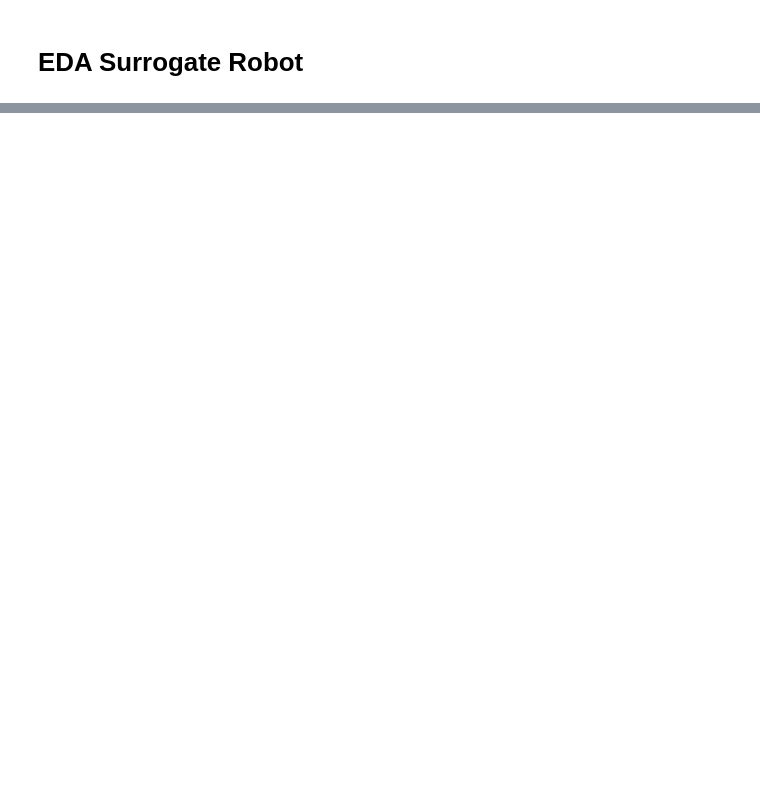
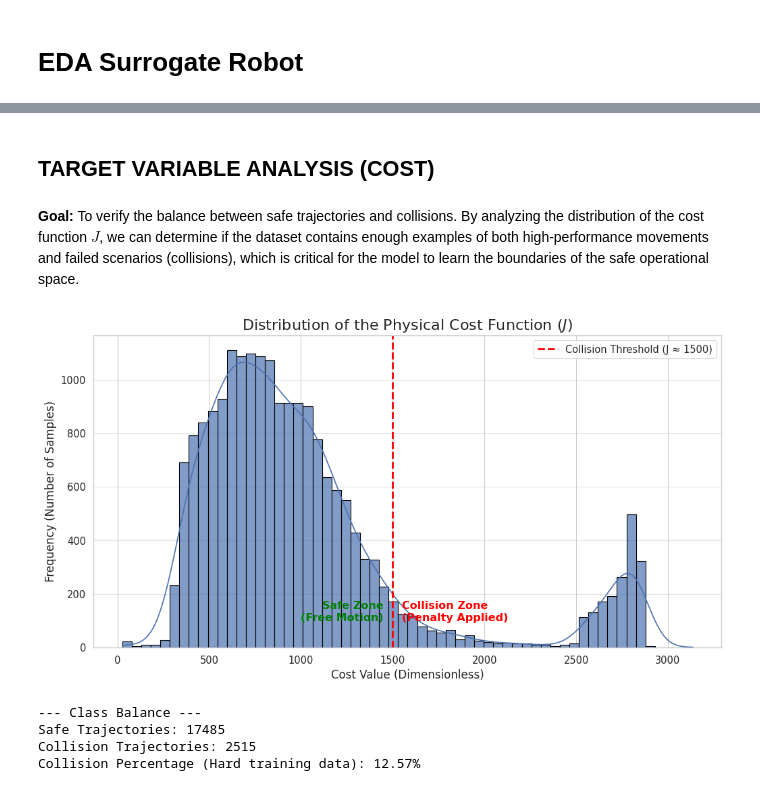
Before and after one commit to esteb01/TFM_Surrogate_Robot, a Jupyter notebook: notebooks/EDA.ipynb, the cells around one changed output, grey strips where cells are left out. Cells and saved outputs as stored; diff of their text form; code cells hidden in the pictures; blank space fills up the shorter version.

```diff
--- a/notebooks/EDA.ipynb
+++ b/notebooks/EDA.ipynb
@@ -373,0 +144,49 @@ La proyección no lineal t-SNE reduce las 350 dimensiones de la trayectoria a un
+# %% [markdown]
+## TARGET VARIABLE ANALYSIS (COST)
+# %% [markdown]
+**Goal:** To verify the balance between safe trajectories and collisions.
+By analyzing the distribution of the cost function $J$, we can determine if the dataset contains enough examples of both high-performance movements and failed scenarios (collisions), which is critical for the model to learn the boundaries of the safe operational space.
+# %%
+plt.figure(figsize=(12, 6))
+
+# 1. Histogram with Kernel Density Estimate (KDE)
+# We use log_scale=False because we want to see the real physical magnitude
+sns.histplot(data=df, x='cost', bins=60, kde=True,
+             color='#4c72b0', edgecolor='black', alpha=0.7)
+
+# 2. Collision Threshold Line
+# Based on the simulation, we know that ~1500 is the limit where physical contact begins
+COLLISION_THRESHOLD = 1500
+plt.axvline(x=COLLISION_THRESHOLD, color='red', linestyle='--', linewidth=2,
+            label=f'Collision Threshold (J ≈ {COLLISION_THRESHOLD})')
+
+# 3. Annotations
+plt.text(COLLISION_THRESHOLD - 50, 100, 'Safe Zone\n(Free Motion)',
+         color='green', ha='right', fontweight='bold')
+plt.text(COLLISION_THRESHOLD + 50, 100, 'Collision Zone\n(Penalty Applied)',
+         color='red', ha='left', fontweight='bold')
+
+# Aesthetics
+plt.title('Distribution of the Physical Cost Function ($J$)', fontsize=16)
+plt.xlabel('Cost Value (Dimensionless)', fontsize=12)
+plt.ylabel('Frequency (Number of Samples)', fontsize=12)
+plt.legend()
+plt.grid(axis='y', alpha=0.5)
+
+plt.show()
+
+# 4. Numerical calculation of percentages
+n_safe = df[df['cost'] <= COLLISION_THRESHOLD].shape[0]
+n_collision = df[df['cost'] > COLLISION_THRESHOLD].shape[0]
+pct_collision = (n_collision / df.shape[0]) * 100
+
+print(f"--- Class Balance ---")
+print(f"Safe Trajectories: {n_safe}")
+print(f"Collision Trajectories: {n_collision}")
+print(f"Collision Percentage (Hard training data): {pct_collision:.2f}%")
+# %% [output]
+[figure, added]
+--- Class Balance ---
+Safe Trajectories: 17485
+Collision Trajectories: 2515
+Collision Percentage (Hard training data): 12.57%
```
Also changed, not shown: parts of 45 cells of this notebook, 9 other files.
